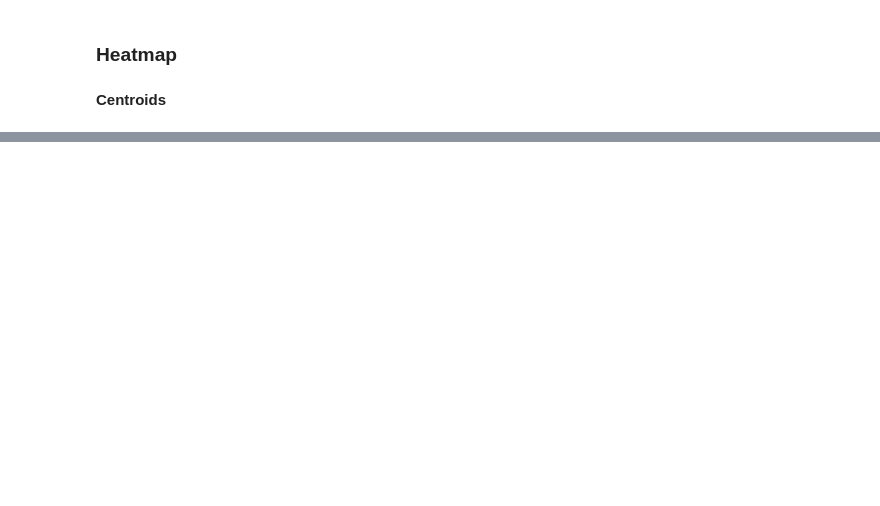
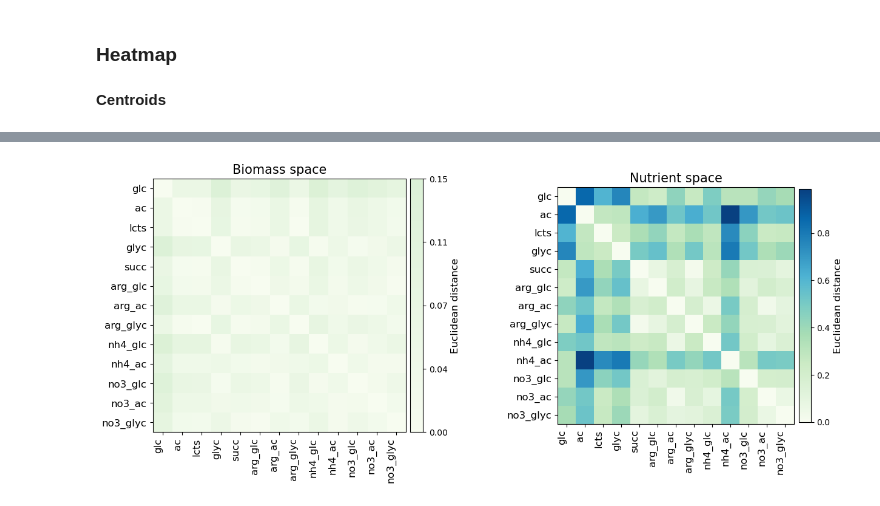
Before and after one commit to celasa/biomass_thesis, a Jupyter notebook: notebooks/03_mapping.ipynb, the cells around one changed output, grey strips where cells are left out. Drawn from its saved outputs; the diff is of its cells as text; code cells hidden in the pictures; blank space fills up the shorter version.

```diff
--- a/notebooks/03_mapping.ipynb
+++ b/notebooks/03_mapping.ipynb
@@ -153,0 +185,50 @@ plt.show()
+# %%
+vmin = 0
+vmax = max(DX_ordered.max(), DY_ordered.max())
+vmax_biomass = DX_ordered.max()
+
+fig, axes = plt.subplots(1, 2, figsize=(14, 7))
+
+for ax, D, title in zip(axes, [DX_ordered, DY_ordered], ["Biomass space", "Nutrient space"]):
+    im = ax.imshow(D, cmap="GnBu", vmin=vmin, vmax=vmax)
+    ax.set_xticks(range(len(env_order)))
+    ax.set_yticks(range(len(env_order)))
+    ax.set_xticklabels(env_order, rotation=90, ha="right", fontsize=12)
+    ax.set_yticklabels(env_order, fontsize=12)
+    ax.set_title(title, fontsize=15)
+
+    if title == "Nutrient space":
+        cbar = fig.colorbar(im, ax=ax, fraction=0.046, pad=0.02)
+        cbar.set_label("Euclidean distance", fontsize=12)
+
+fig.subplots_adjust(wspace=0.6)
+fig.canvas.draw()  # settle layout before reading positions
+
+biomass_pos = axes[0].get_position()
+zoom_ax = fig.add_axes([
+    biomass_pos.x1 + 0.005,
+    biomass_pos.y0,
+    0.015,
+    biomass_pos.height
+])
+
+gradient = np.linspace(vmin, vmax, 256).reshape(256, 1)
+zoom_ax.imshow(gradient[::-1], aspect="auto", cmap="GnBu", vmin=vmin, vmax=vmax)
+
+frac = vmax_biomass / vmax
+zoom_ax.set_ylim(255, 255 * (1 - frac))
+
+zoom_ax.set_xticks([])
+zoom_ax.yaxis.tick_right()
+zoom_ax.yaxis.set_label_position("right")
+
+n_ticks = 5
+tick_vals = np.linspace(0, vmax_biomass, n_ticks)
+tick_positions = np.linspace(255, 255 * (1 - frac), n_ticks)
+zoom_ax.set_yticks(tick_positions)
+zoom_ax.set_yticklabels([f"{v:.2f}" for v in tick_vals], fontsize=10)
+zoom_ax.set_ylabel("Euclidean distance", fontsize=12)
+
+plt.show()
+# %% [output]
+[figure, added]
```
Also changed, not shown: parts of 4 cells of this notebook, 6 other files.
